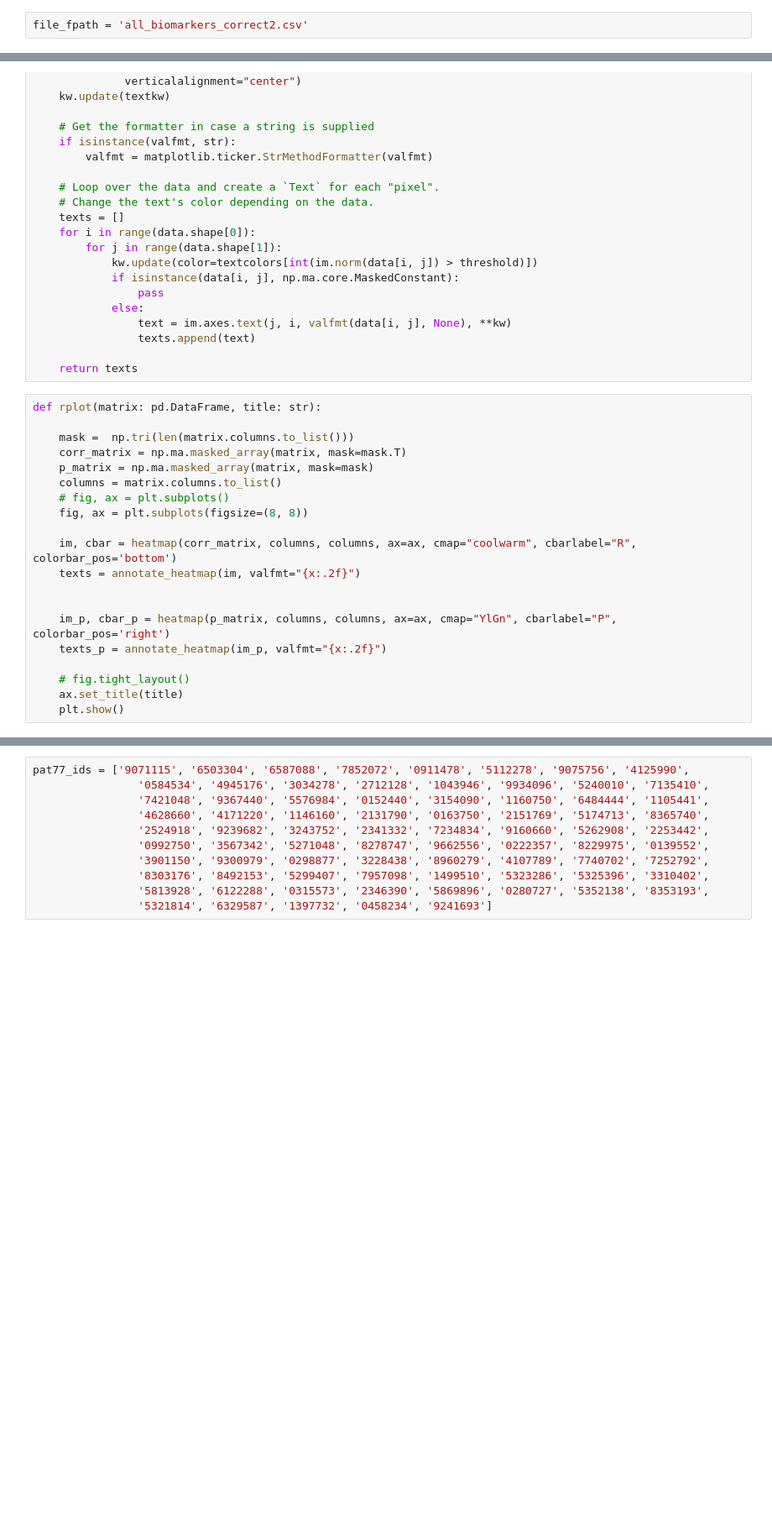
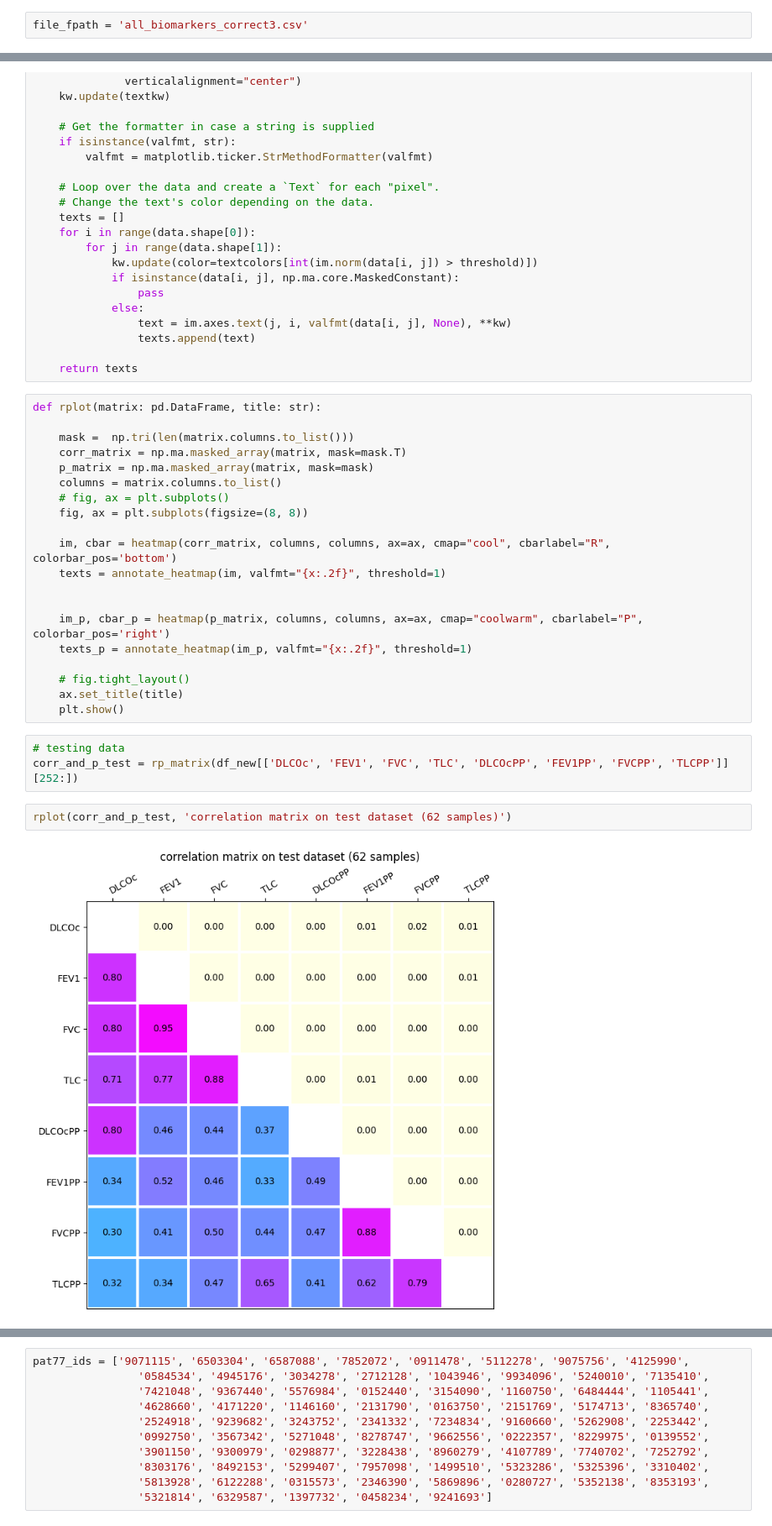
Before and after one commit to Jingnan-Jia/PFT_estimation, a Jupyter notebook: lung_function/scripts/jupyter_notebooks/r_manual_biomarkers_to_PFT.ipynb, the cells around one changed output, grey strips where cells are left out. Shown at 84% size. Cells and saved outputs as stored; diff of their text form; blank space fills up the shorter version.

```diff
--- a/lung_function/scripts/jupyter_notebooks/r_manual_biomarkers_to_PFT.ipynb
+++ b/lung_function/scripts/jupyter_notebooks/r_manual_biomarkers_to_PFT.ipynb
@@ -140,7 +135,7 @@ df_new.to_csv(file_fpath)
 # %% [markdown]
 # You can start hear to load all biomarker excel data directly
 # %%
-file_fpath = 'all_biomarkers_correct2.csv'
+file_fpath = 'all_biomarkers_correct3.csv'
 # %%
 df_new=pd.read_csv(file_fpath)
 # %%
@@ -451,15 +432,22 @@ def rplot(matrix: pd.DataFrame, title: str):
     # fig, ax = plt.subplots()
     fig, ax = plt.subplots(figsize=(8, 8))
 
-    im, cbar = heatmap(corr_matrix, columns, columns, ax=ax, cmap="coolwarm", cbarlabel="R", colorbar_pos='bottom')
-    texts = annotate_heatmap(im, valfmt="{x:.2f}")
+    im, cbar = heatmap(corr_matrix, columns, columns, ax=ax, cmap="cool", cbarlabel="R", colorbar_pos='bottom')
+    texts = annotate_heatmap(im, valfmt="{x:.2f}", threshold=1)
 
 
-    im_p, cbar_p = heatmap(p_matrix, columns, columns, ax=ax, cmap="YlGn", cbarlabel="P", colorbar_pos='right')
-    texts_p = annotate_heatmap(im_p, valfmt="{x:.2f}")
+    im_p, cbar_p = heatmap(p_matrix, columns, columns, ax=ax, cmap="coolwarm", cbarlabel="P", colorbar_pos='right')
+    texts_p = annotate_heatmap(im_p, valfmt="{x:.2f}", threshold=1)
 
     # fig.tight_layout()
     ax.set_title(title)
     plt.show()
+# %%
+# testing data
+corr_and_p_test = rp_matrix(df_new[['DLCOc', 'FEV1', 'FVC', 'TLC', 'DLCOcPP', 'FEV1PP', 'FVCPP', 'TLCPP']][252:])
+# %%
+rplot(corr_and_p_test, 'correlation matrix on test dataset (62 samples)')
+# %% [output]
+[figure, added]
 # %%
 rplot(corr_and_p_test, 'correlation matrix on test dataset (62 samples)')
```
Also changed, not shown: parts of 8 cells of this notebook, 4 other files.
